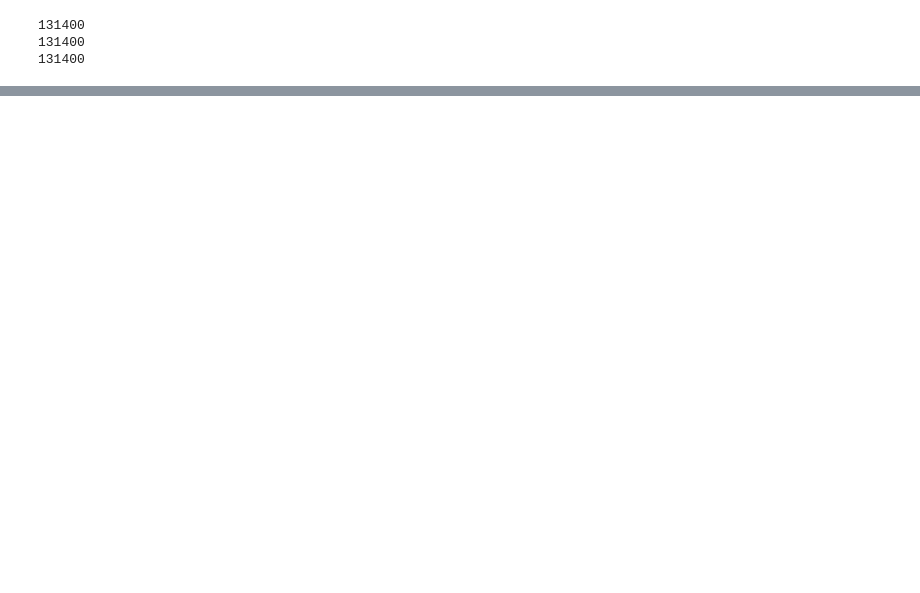
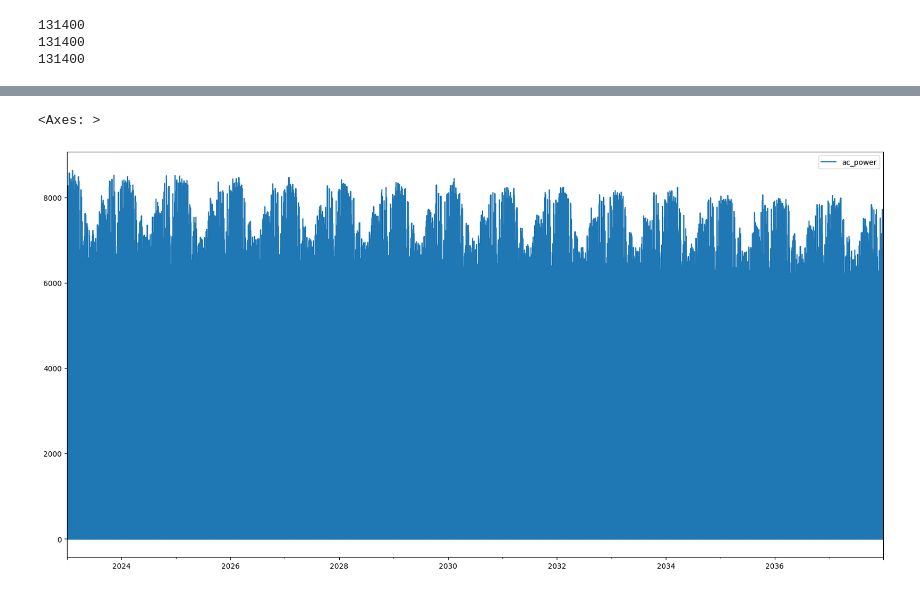
Before and after one commit to cai-yutian/pv-modelling-mirror, a Jupyter notebook: process_pvwatts_data.ipynb, the cells around one changed output, grey strips where cells are left out. Drawn from its saved outputs; the diff is of its cells as text; code cells hidden in the pictures; blank space fills up the shorter version.

```diff
--- a/process_pvwatts_data.ipynb
+++ b/process_pvwatts_data.ipynb
@@ -66,0 +84,12 @@ data/pvwatts/raw/system_capacity40_module_type2_array_type0_tilt10.json
+# %%
+data = np.load("data/pvwatts/interim/system_capacity10_module_type0_array_type0_tilt10.npy")
+
+df = pd.DataFrame(
+        index = pd.date_range(start="01/01/2023", freq="H", periods=365*24*15, inclusive="both"),
+        data={"ac_power" : data}
+        )
+
+df.plot(kind="line", figsize=(20,10))
+# %% [output]
+<Axes: >
+[figure, added]
```
Also changed, not shown: parts of 5 cells of this notebook.
